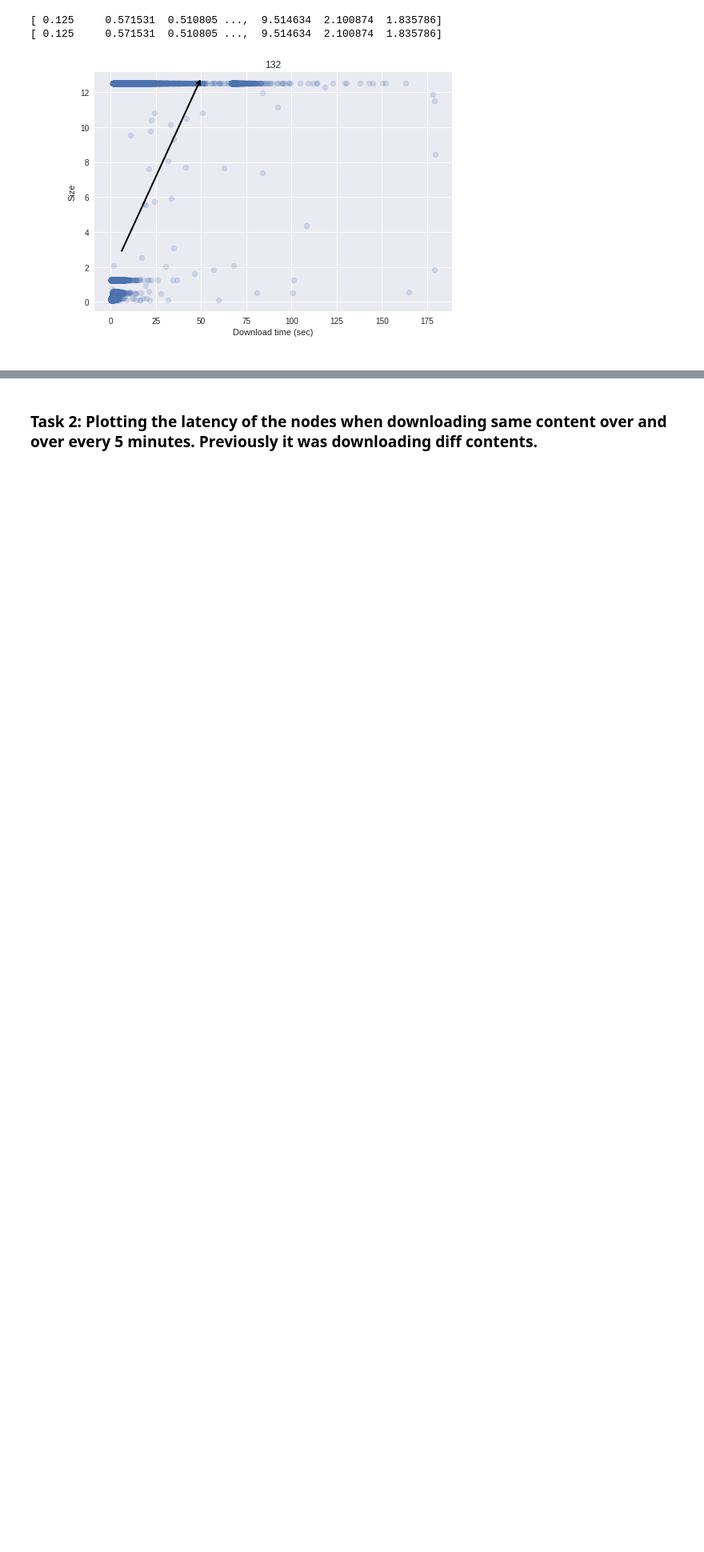
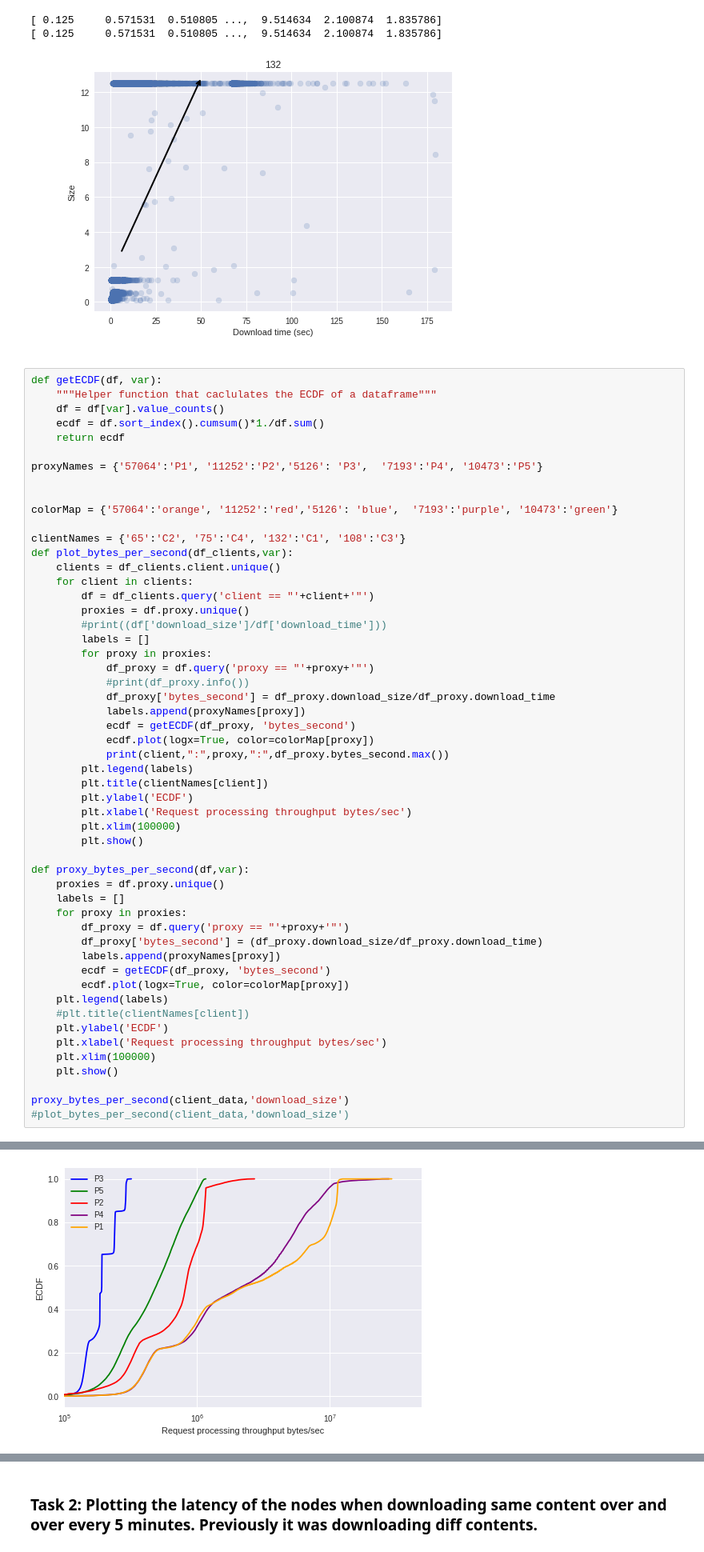
Before and after one commit to khulan8824/proxyTest, a Jupyter notebook: clientLogs.ipynb, the cells around one changed output, grey strips where cells are left out. Shown at 80% size. Saved outputs shown, nothing was run; the diff lists cells and outputs as text; blank space fills up the shorter version.

```diff
--- a/clientLogs.ipynb
+++ b/clientLogs.ipynb
@@ -171,3 +170,57 @@ See the caveats in the documentation: http://pandas.pydata.org/pandas-docs/stabl
 [ 0.125     0.571531  0.510805 ...,  9.514634  2.100874  1.835786]
 [ 0.125     0.571531  0.510805 ...,  9.514634  2.100874  1.835786]
 [figure]
+# %%
+def getECDF(df, var):
+    """Helper function that caclulates the ECDF of a dataframe"""
+    df = df[var].value_counts()
+    ecdf = df.sort_index().cumsum()*1./df.sum()
+    return ecdf
+
+proxyNames = {'57064':'P1', '11252':'P2','5126': 'P3',  '7193':'P4', '10473':'P5'}
+
+
+colorMap = {'57064':'orange', '11252':'red','5126': 'blue',  '7193':'purple', '10473':'green'}
+
+clientNames = {'65':'C2', '75':'C4', '132':'C1', '108':'C3'}
+def plot_bytes_per_second(df_clients,var):
+    clients = df_clients.client.unique()
+    for client in clients:
+        df = df_clients.query('client == "'+client+'"')
+        proxies = df.proxy.unique()
+        #print((df['download_size']/df['download_time']))
+        labels = []
+        for proxy in proxies:
+            df_proxy = df.query('proxy == "'+proxy+'"')
+            #print(df_proxy.info())
+            df_proxy['bytes_second'] = df_proxy.download_size/df_proxy.download_time
+            labels.append(proxyNames[proxy])
+            ecdf = getECDF(df_proxy, 'bytes_second')
+            ecdf.plot(logx=True, color=colorMap[proxy])
+            print(client,":",proxy,":",df_proxy.bytes_second.max())
+        plt.legend(labels)
+        plt.title(clientNames[client])
+        plt.ylabel('ECDF')
+        plt.xlabel('Request processing throughput bytes/sec')
+        plt.xlim(100000)
+        plt.show()
+
+def proxy_bytes_per_second(df,var):
+    proxies = df.proxy.unique()
+    labels = []
+    for proxy in proxies:
+        df_proxy = df.query('proxy == "'+proxy+'"')
+        df_proxy['bytes_second'] = (df_proxy.download_size/df_proxy.download_time)
+        labels.append(proxyNames[proxy])
+        ecdf = getECDF(df_proxy, 'bytes_second')
+        ecdf.plot(logx=True, color=colorMap[proxy])
+    plt.legend(labels)
+    #plt.title(clientNames[client])
+    plt.ylabel('ECDF')
+    plt.xlabel('Request processing throughput bytes/sec')
+    plt.xlim(100000)
+    plt.show()
+
+proxy_bytes_per_second(client_data,'download_size')
+#plot_bytes_per_second(client_data,'download_size')
+# %% [output]
@@ -174,2 +235,3 @@ See the caveats in the documentation: http://pandas.pydata.org/pandas-docs/stabl
+[figure, added]
 # %%
 def plot_pca_proxy_distance(df ):
```
Also changed, not shown: parts of 10 cells of this notebook.
